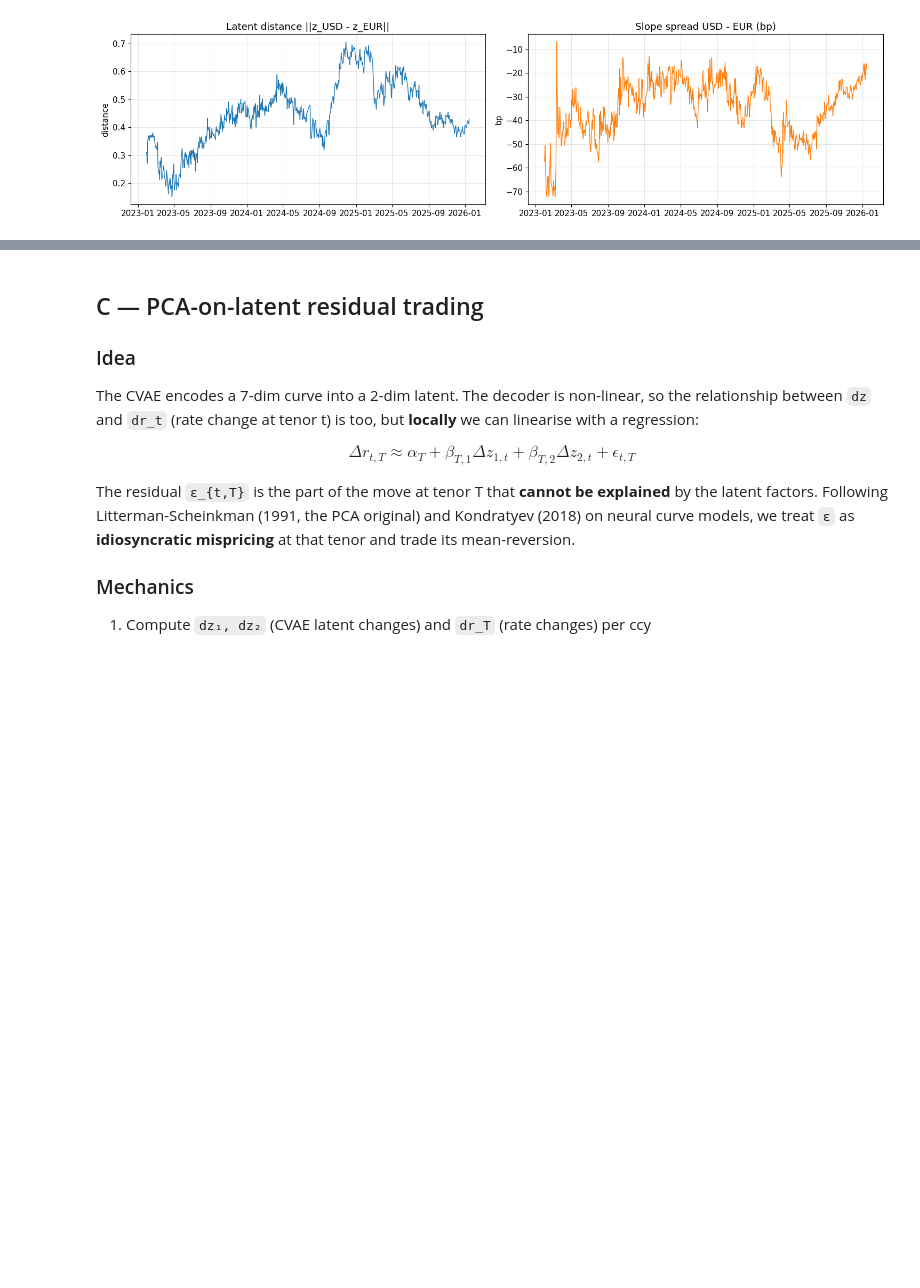
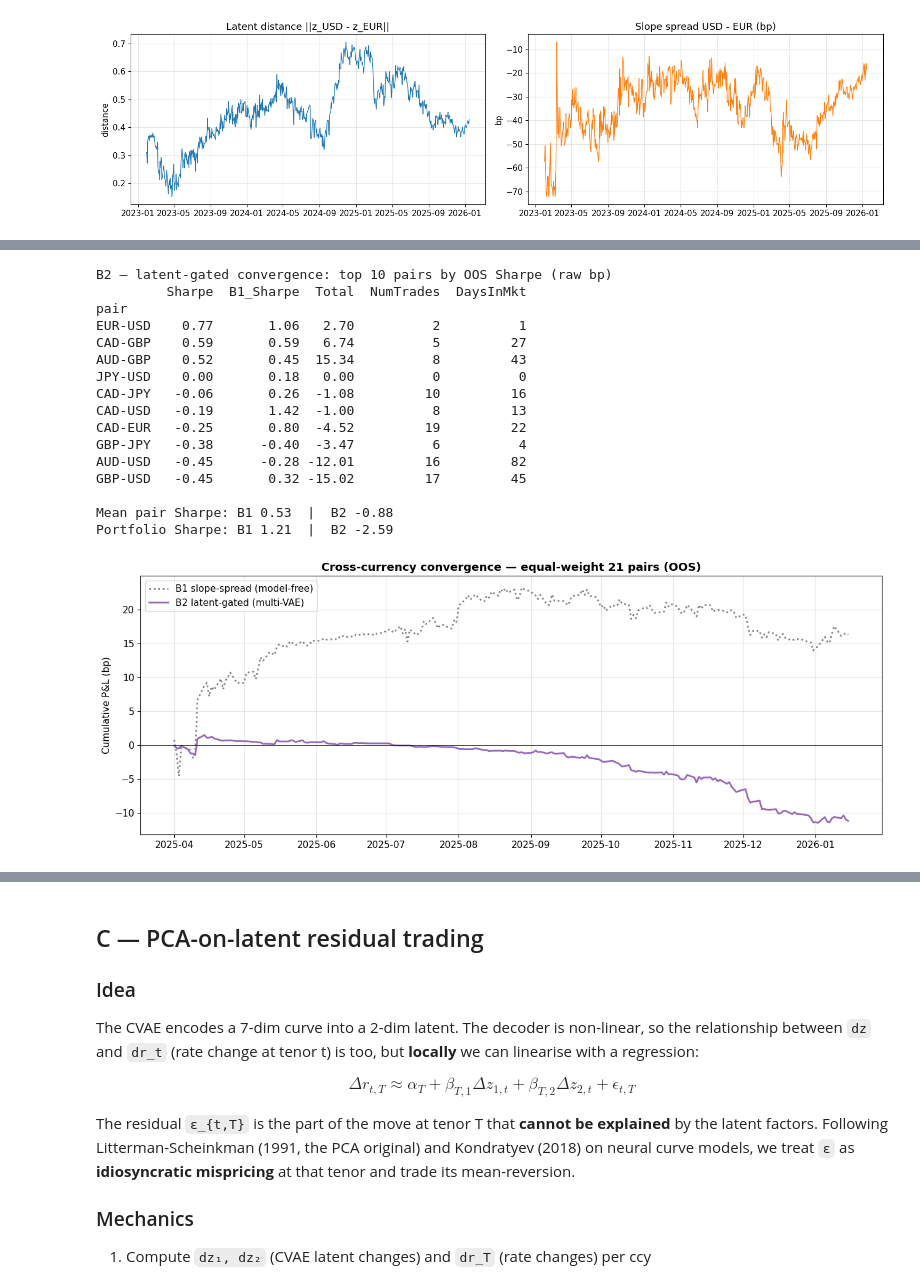
Before and after one commit to hamzaelarji/topics-in-derivative-pricing-Coursework, a Jupyter notebook: 04_trading_signals.ipynb, the cells around one changed output, grey strips where cells are left out. Cells and saved outputs as stored; diff of their text form; code cells hidden in the pictures; blank space fills up the shorter version.

```diff
--- a/04_trading_signals.ipynb
+++ b/04_trading_signals.ipynb
@@ -908,6 +941,7 @@ trading_output = {
         "exit_grid":    EXIT_GRID,
         "lookback_grid": LOOKBACK_GRID,
         "tc_bp":        TC_FIXED,
+        "ns_lambda":    LAM_TRAIN,
     },
 }
 with open(RES_DIR / "trading_results.pkl", "wb") as f:
@@ -1143,12 +1165,12 @@ for a, b in PAIRS:
     bt = backtest_pair_convergence(a, b)
     bt_oos = bt.loc[bt.index > TRAIN_CUTOFF]
     pair_results[(a, b)] = bt
-    s = perf_stats(bt_oos["pnl"], label=f"{a}-{b}")
+    s = perf_stats(bt_oos["pnl"], label=f"{a}-{b}", pos=bt["position"])
     s["pair"] = f"{a}-{b}"
     rows.append(s)
 
 df_pairs = pd.DataFrame(rows).set_index("pair").sort_values("Sharpe", ascending=False)
-print("Cross-currency convergence — top 10 pairs by OOS Sharpe (raw bp)")
+print("B1 — slope-spread convergence (model-free): top 10 pairs by OOS Sharpe (raw bp)")
 print(df_pairs[["Sharpe", "Total", "MaxDD", "HitRate", "NumTrades"]].head(10).round(2))
 print(f"\nMean Sharpe across {len(PAIRS)} pairs: {df_pairs['Sharpe'].mean():.2f}")
 print(f"Pairs with Sharpe > 1: {(df_pairs['Sharpe'] > 1).sum()} / {len(df_pairs)}")
@@ -1201,0 +1212,65 @@ Equal-weight cross-currency portfolio (OOS)
+# %%
+# ── B2: latent-gated convergence (uses the shared latent space) ──
+GATE_Z = 1.0   # hold a convergence position only while the latent-distance z-score > GATE_Z
+
+def backtest_pair_latent_gated(ccy_a: str, ccy_b: str, entry_z: float = 1.0, exit_z: float = 0.3,
+                               lookback: int = 60, tc_bp: float = 1.0, gate_z: float = GATE_Z) -> pd.DataFrame:
+    """B1 positions, switched off whenever the pair is not unusually far apart in latent space."""
+    base = backtest_pair_convergence(ccy_a, ccy_b, entry_z, exit_z, lookback, tc_bp)
+    dist_z = compute_zscore(latent_distance(ccy_a, ccy_b), lookback).reindex(base.index)
+    gate = (dist_z > gate_z).astype(float)
+    pos = base["position"] * gate
+    pos_lag = pos.shift(1).fillna(0.0)
+    net = pos_lag * base["spread_bp"].diff() - pos_lag.diff().abs().fillna(0.0) * tc_bp
+    return pd.DataFrame({"spread_bp": base["spread_bp"], "dist_z": dist_z, "position": pos,
+                         "pnl": net, "cum_pnl": net.cumsum()})
+
+gated_results, rows = {}, []
+for a, b in PAIRS:
+    bt = backtest_pair_latent_gated(a, b)
+    gated_results[(a, b)] = bt
+    oos = bt.index > TRAIN_CUTOFF
+    s = perf_stats(bt.loc[oos, "pnl"], label=f"{a}-{b}", pos=bt["position"])
+    s["pair"] = f"{a}-{b}"
+    s["B1_Sharpe"] = df_pairs.loc[f"{a}-{b}", "Sharpe"]
+    rows.append(s)
+df_pairs_gated = pd.DataFrame(rows).set_index("pair").sort_values("Sharpe", ascending=False)
+
+gated_pnl = pd.concat(
+    [gated_results[p].loc[gated_results[p].index > TRAIN_CUTOFF, "pnl"].rename(f"{p[0]}-{p[1]}")
+     for p in PAIRS], axis=1).fillna(0.0)
+port_gated_pnl = gated_pnl.mean(axis=1)
+
+print("B2 — latent-gated convergence: top 10 pairs by OOS Sharpe (raw bp)")
+print(df_pairs_gated[["Sharpe", "B1_Sharpe", "Total", "NumTrades", "DaysInMkt"]].head(10).round(2))
+print(f"\nMean pair Sharpe: B1 {df_pairs['Sharpe'].mean():.2f}  |  B2 {df_pairs_gated['Sharpe'].mean():.2f}")
+print(f"Portfolio Sharpe: B1 {perf_stats(port_pair_pnl)['Sharpe']:.2f}  |  B2 {perf_stats(port_gated_pnl)['Sharpe']:.2f}")
+
+fig, ax = plt.subplots(figsize=(13, 5))
+ax.plot(port_pair_pnl.cumsum(), lw=2, color="gray", linestyle=":", label="B1 slope-spread (model-free)")
+ax.plot(port_gated_pnl.cumsum(), lw=2, color="tab:purple", label="B2 latent-gated (multi-VAE)")
+ax.axhline(0, color="black", lw=0.5)
+ax.set_title("Cross-currency convergence — equal-weight 21 pairs (OOS)", fontweight="bold")
+ax.set_ylabel("Cumulative P&L (bp)")
+ax.legend()
+plt.tight_layout()
+plt.savefig(FIG_DIR / "fig_22_xccy_convergence.png", dpi=140, bbox_inches="tight")
+plt.show()
+# %% [output]
+B2 — latent-gated convergence: top 10 pairs by OOS Sharpe (raw bp)
+         Sharpe  B1_Sharpe  Total  NumTrades  DaysInMkt
+pair
+EUR-USD    0.77       1.06   2.70          2          1
+CAD-GBP    0.59       0.59   6.74          5         27
+AUD-GBP    0.52       0.45  15.34          8         43
+JPY-USD    0.00       0.18   0.00          0          0
+CAD-JPY   -0.06       0.26  -1.08         10         16
+CAD-USD   -0.19       1.42  -1.00          8         13
+CAD-EUR   -0.25       0.80  -4.52         19         22
+GBP-JPY   -0.38      -0.40  -3.47          6          4
+AUD-USD   -0.45      -0.28 -12.01         16         82
+GBP-USD   -0.45       0.32 -15.02         17         45
+
+Mean pair Sharpe: B1 0.53  |  B2 -0.88
+Portfolio Sharpe: B1 1.21  |  B2 -2.59
+[figure, added]
```
Also changed, not shown: parts of 27 cells of this notebook, 8 other files.
